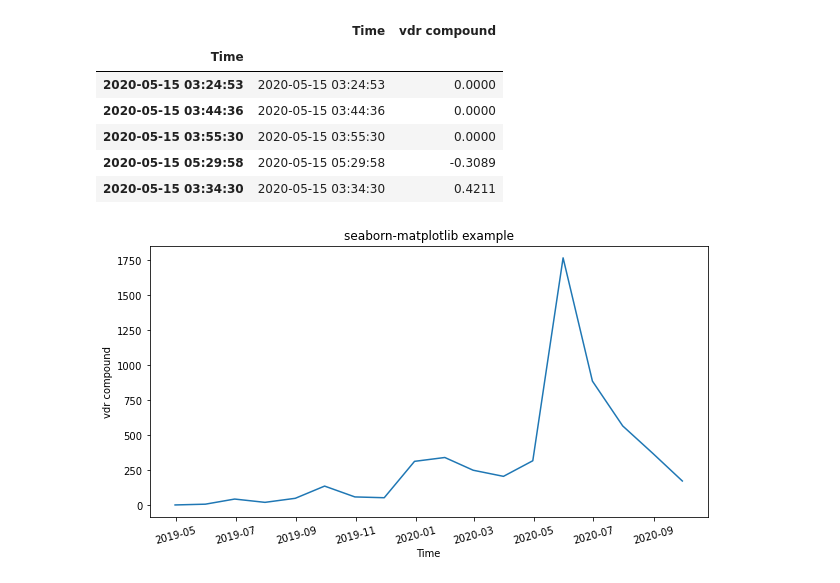
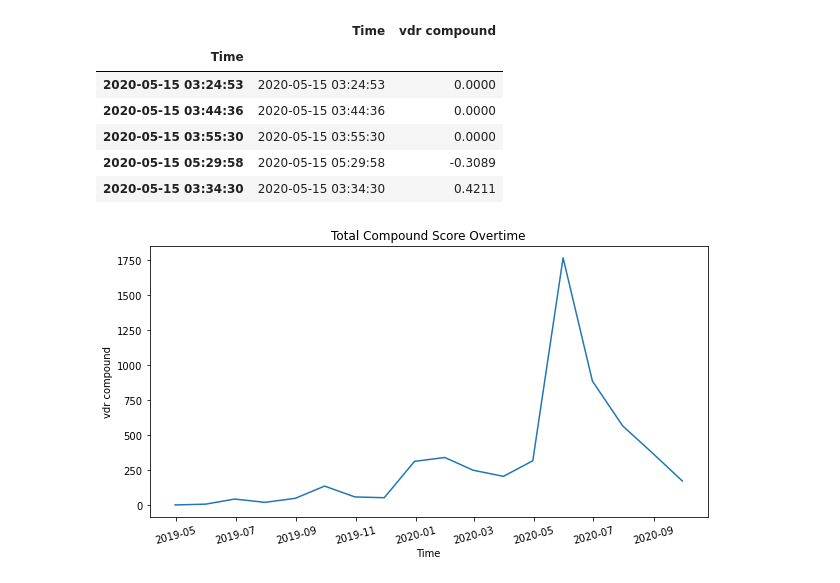
Before and after one commit to Sakyawira/Sentiment-Analysis, a Jupyter notebook: 2. Data Cleaning and Exploration.ipynb, the cells around one changed output. Cells and saved outputs as stored; diff of their text form; code cells hidden in the pictures.

```diff
--- a/2. Data Cleaning and Exploration.ipynb
+++ b/2. Data Cleaning and Exploration.ipynb
@@ -368,8 +370,8 @@ data_sum = g.sum()
 # %%
 fig, ax = plt.subplots(figsize=(10,5))
 sns.lineplot(x=data_sum.index, y="vdr compound", data=data_sum)
 plt.xticks(rotation=15)
-plt.title('seaborn-matplotlib example')
+plt.title('Total Compound Score Overtime')
 plt.show()
 # %% [output]
-[figure, old version]
+[figure, new version]
```
Also changed, not shown: parts of 4 cells of this notebook.
